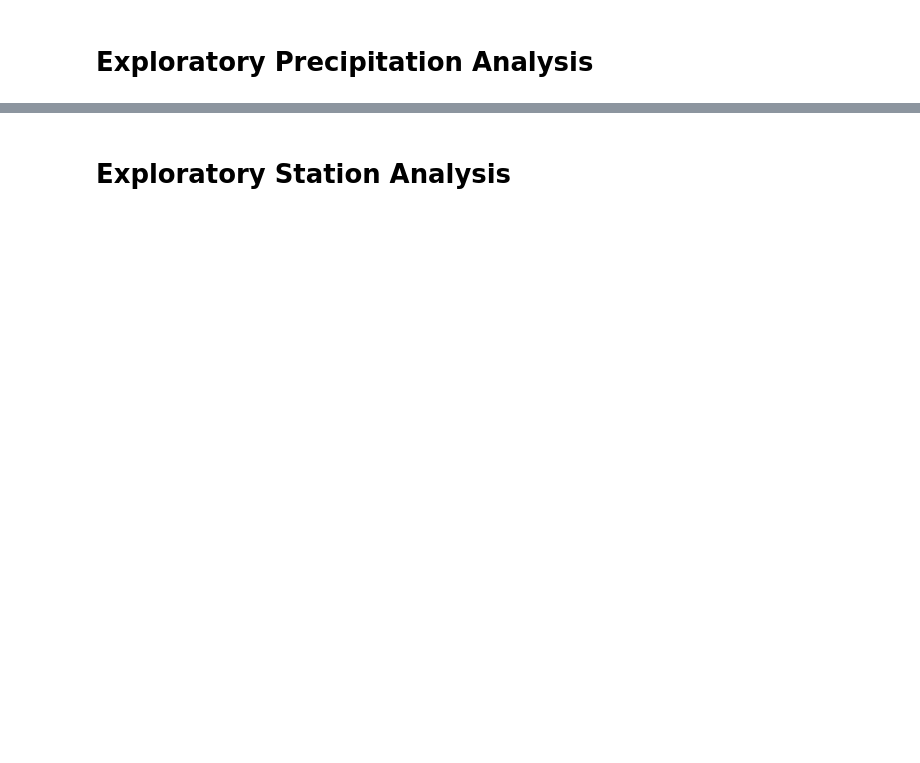
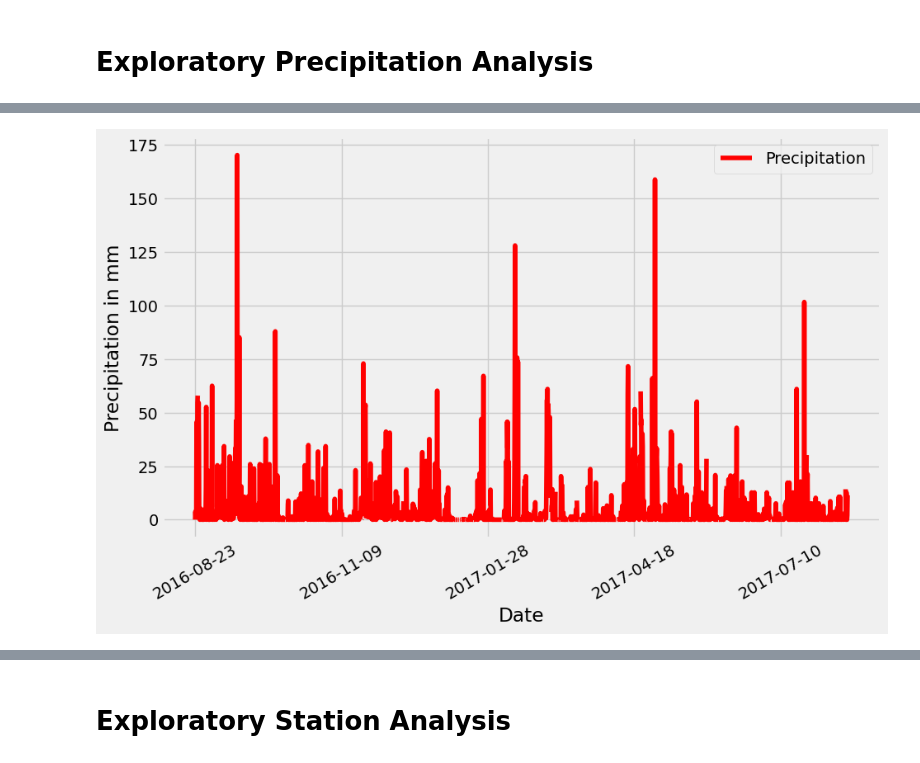
Before and after one commit to dhungelgd/sql-alchemy-challenge, a Jupyter notebook: SurfsUp/climate_starter.ipynb, the cells around one changed output, grey strips where cells are left out. Saved outputs shown, nothing was run; the diff lists cells and outputs as text; code cells hidden in the pictures; blank space fills up the shorter version.

```diff
--- a/SurfsUp/climate_starter.ipynb
+++ b/SurfsUp/climate_starter.ipynb
@@ -31,5 +36,6 @@ engine = create_engine("sqlite:///Resources/hawaii.sqlite")
 # %%
 # Create our session (link) from Python to the DB
+session = Session(engine)
 # %% [markdown]
 # Exploratory Precipitation Analysis
 # %%
@@ -39,15 +49,5 @@ engine = create_engine("sqlite:///Resources/hawaii.sqlite")
 # Starting from the most recent data point in the database.
 
 # Calculate the date one year from the last date in data set.
-
-
-# Perform a query to retrieve the data and precipitation scores
-
-
-# Save the query results as a Pandas DataFrame and set the index to the date column
-
-
-# Sort the dataframe by date
-
-
-# Use Pandas Plotting with Matplotlib to plot the data
+last_year = dt.date(2017,8,23) - dt.timedelta(days=365)
+last_year
@@ -53,0 +56,8 @@ engine = create_engine("sqlite:///Resources/hawaii.sqlite")
+# %%
+# Perform a query to retrieve the data and precipitation scores
+ps_query = session.query(Measurement.date, Measurement.prcp).filter(Measurement.date >= last_year).order_by(Measurement.date)
+
+# Save the query results as a Pandas DataFrame and set the index to the date column
+df_precipitation = pd.DataFrame(ps_query, columns=['Date', 'Precipitation'])
+df_precipitation.set_index('Date', inplace = True)
+df_precipitation
@@ -53,0 +79,4 @@ engine = create_engine("sqlite:///Resources/hawaii.sqlite")
+# %%
+# Sort the dataframe by date
+df_precipitation.sort_index(inplace = True)
+df_precipitation
@@ -54,2 +98,11 @@ engine = create_engine("sqlite:///Resources/hawaii.sqlite")
+# %%
+# Use Pandas Plotting with Matplotlib to plot the data
+df_precipitation.plot(figsize=(10, 6), color='r')
+plt.xlabel('Date')
+plt.ylabel('Precipitation in mm')
+plt.xticks(rotation=30)
+plt.show()
+# %% [output]
+[figure, added]
 # %%
 # Use Pandas to calcualte the summary statistics for the precipitation data
```
Also changed, not shown: parts of 15 cells of this notebook.
